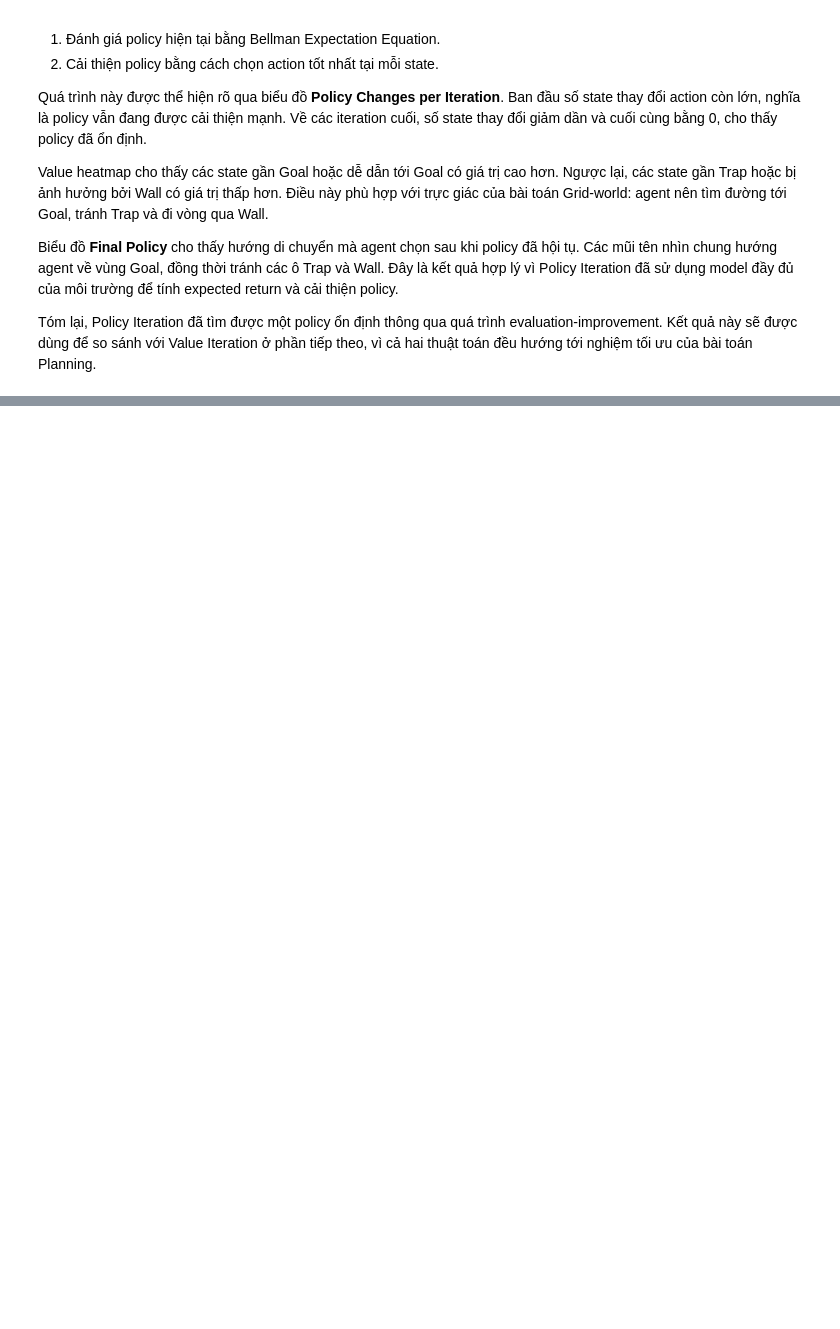
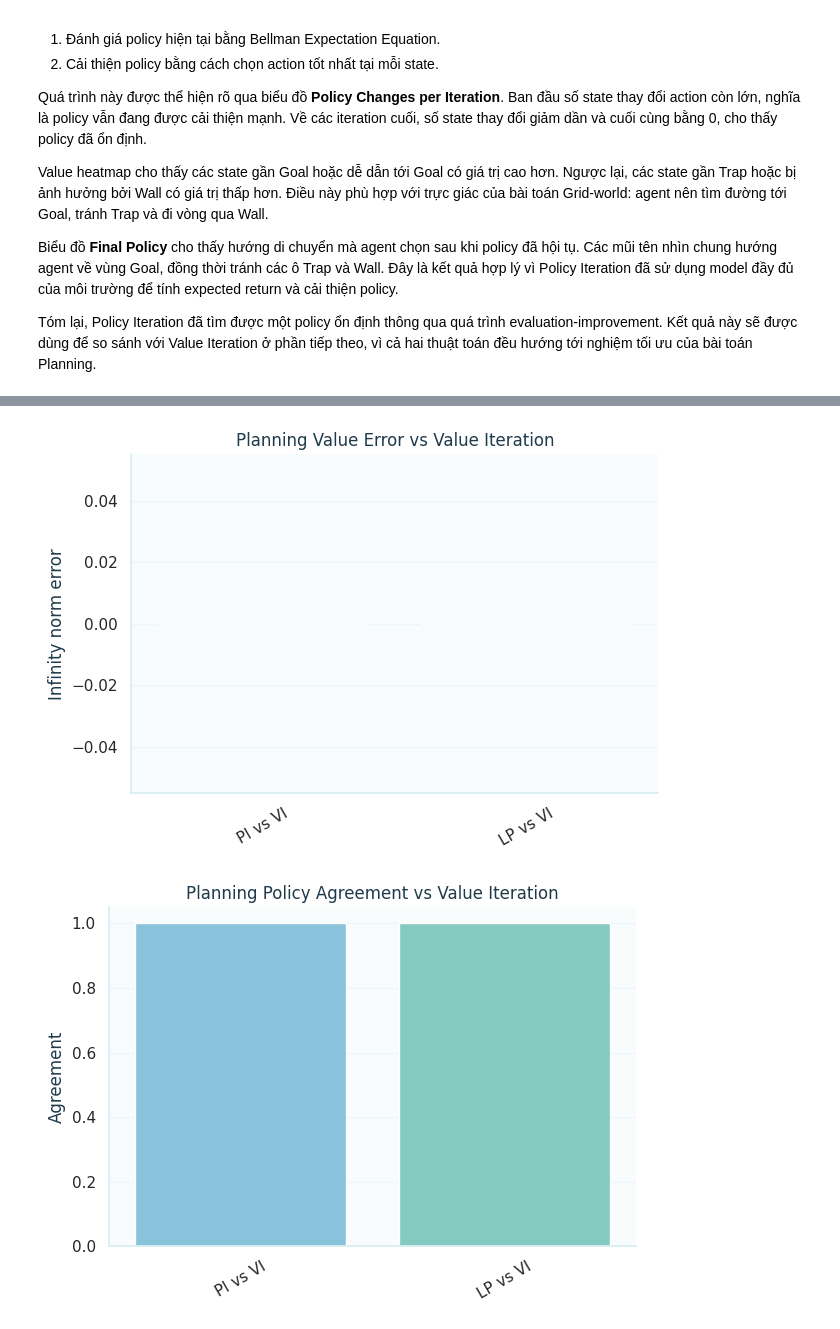
Before and after one commit to TruongQuangPhat/Reinforcement-Learning, a Jupyter notebook: notebooks/planning.ipynb, the cells around one changed output, grey strips where cells are left out. Drawn from its saved outputs; the diff is of its cells as text; code cells hidden in the pictures; blank space fills up the shorter version.

Commit message:
feat: done notebook planning

```diff
--- a/notebooks/planning.ipynb
+++ b/notebooks/planning.ipynb
@@ -660,7 +792,7 @@ $$\min_V \sum_s V(s)$$
 # %%
 lp_planner = LinearProgrammingPlanner(
     env=planning_env,
-    verbose=1,
+    verbose=NOTEBOOK_VERBOSE,
 )
 
 start_time = perf_counter()
@@ -712,5 +882,8 @@ Cell dưới đây đánh giá trực tiếp từ các model vừa chạy, khôn
 # %%
-non_terminal_states = [state for state in planning_env.get_states() if not planning_env.is_terminal(state)]
+non_terminal_states = [
+    state for state in planning_env.get_states()
+    if not planning_env.is_terminal(state)
+]
 
 planning_comparison = {
     "PI_vs_VI_inf_error": max_abs_error(pi_values, vi_values),
@@ -719,6 +892,12 @@ planning_comparison = {
     "LP_vs_VI_mse": mean_squared_error(lp_values, vi_values),
     "PI_vs_VI_policy_agreement": policy_agreement(pi_policy, vi_policy, non_terminal_states),
     "LP_vs_VI_policy_agreement": policy_agreement(lp_policy, vi_policy, non_terminal_states),
+    "PI_runtime_sec": pi_metrics.get("notebook_runtime_sec"),
+    "VI_runtime_sec": vi_metrics.get("notebook_runtime_sec"),
+    "LP_runtime_sec": lp_metrics.get("notebook_runtime_sec"),
+    "PI_bellman_backups": pi_metrics.get("bellman_backups"),
+    "VI_bellman_backups": vi_metrics.get("bellman_backups"),
+    "LP_solver_iter": lp_metrics.get("solver_iter", lp_metrics.get("solver_iterations")),
 }
 
 show_metrics(planning_comparison)
@@ -725,25 +917,41 @@ show_metrics(planning_comparison)
 # %%
 comparison_error_path = NOTEBOOK_FIGURE_DIR / "planning_value_error_comparison.png"
 comparison_agreement_path = NOTEBOOK_FIGURE_DIR / "planning_policy_agreement_comparison.png"
+comparison_runtime_path = NOTEBOOK_FIGURE_DIR / "planning_runtime_comparison.png"
 
 plot_comparison_bar(
     {
         "PI vs VI": planning_comparison["PI_vs_VI_inf_error"],
         "LP vs VI": planning_comparison["LP_vs_VI_inf_error"],
     },
     "Planning Value Error vs Value Iteration",
     save_path=comparison_error_path,
     ylabel="Infinity norm error",
     show=True,
 )
 
 plot_comparison_bar(
     {
         "PI vs VI": planning_comparison["PI_vs_VI_policy_agreement"],
         "LP vs VI": planning_comparison["LP_vs_VI_policy_agreement"],
     },
     "Planning Policy Agreement vs Value Iteration",
     save_path=comparison_agreement_path,
     ylabel="Agreement",
     show=True,
 )
+
+plot_comparison_bar(
+    {
+        "Policy Iteration": planning_comparison["PI_runtime_sec"],
+        "Value Iteration": planning_comparison["VI_runtime_sec"],
+        "Linear Programming": planning_comparison["LP_runtime_sec"],
+    },
+    "Planning Runtime Comparison",
+    save_path=comparison_runtime_path,
+    ylabel="Runtime (sec)",
+    show=True,
+);
+# %% [output]
+[figure, added]
+[figure, added]
```
Also changed, not shown: parts of 19 cells of this notebook, 6 other files.
